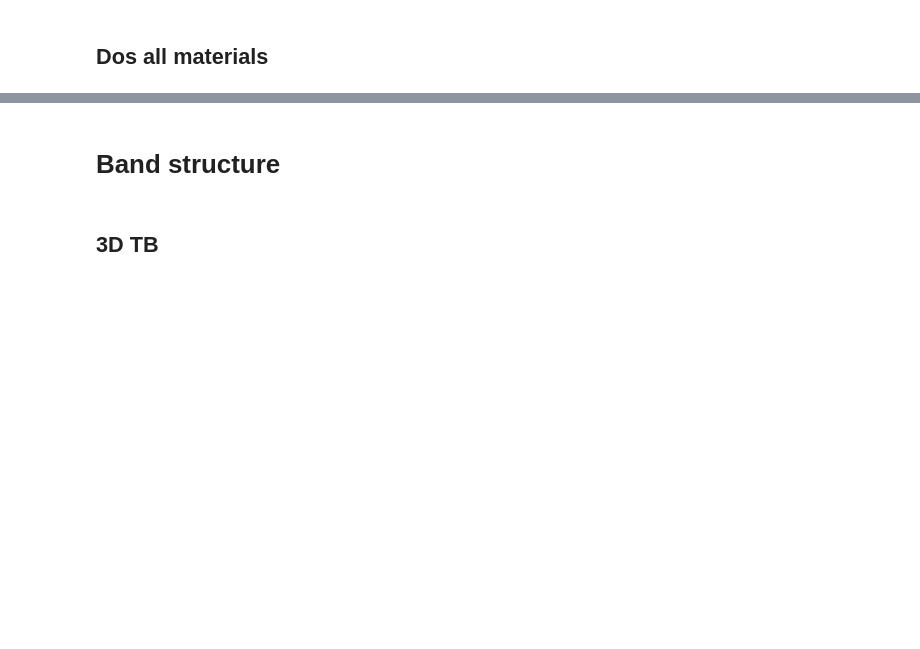
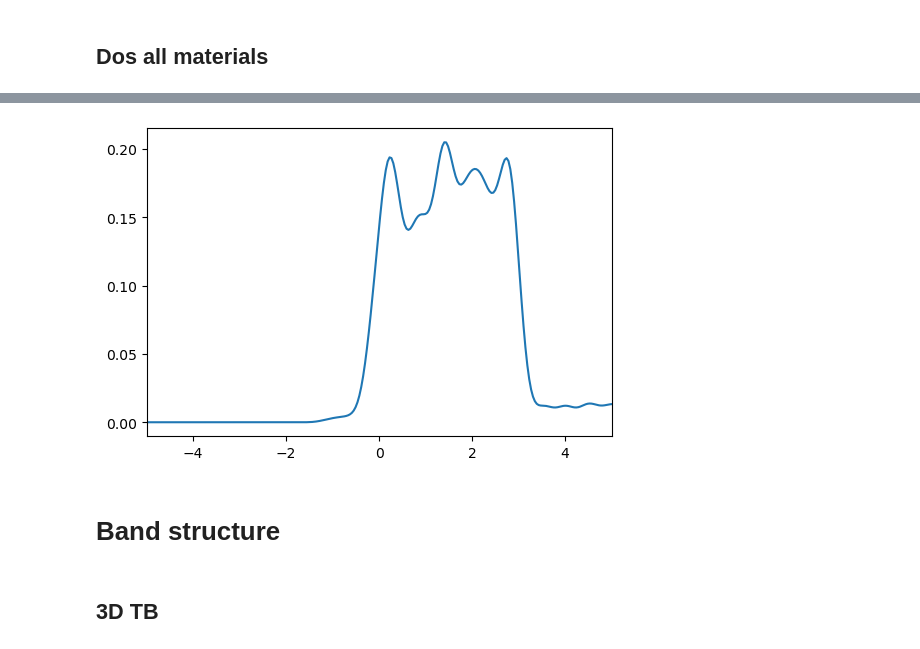
Before and after one commit to simaomenesesjoao/MaxTB, a Jupyter notebook: code_tests/julia_tests.ipynb, the cells around one changed output, grey strips where cells are left out. Saved outputs shown, nothing was run; the diff lists cells and outputs as text; code cells hidden in the pictures; blank space fills up the shorter version.

```diff
--- a/code_tests/julia_tests.ipynb
+++ b/code_tests/julia_tests.ipynb
@@ -177,3 +95,12 @@ plt.show()
+# %%
+dos = dos_list[3]
+
+fig, axs = plt.subplots(1,1,figsize=(6,4))
+axs.plot(dos[:,0], dos[:,1])
+axs.set_xlim(-5,5)
+plt.show()
+# %% [output]
+[figure, added]
 # %% [markdown]
 # Band structure
 # %% [markdown]
```
Also changed, not shown: parts of 28 cells of this notebook, 1 other file.
